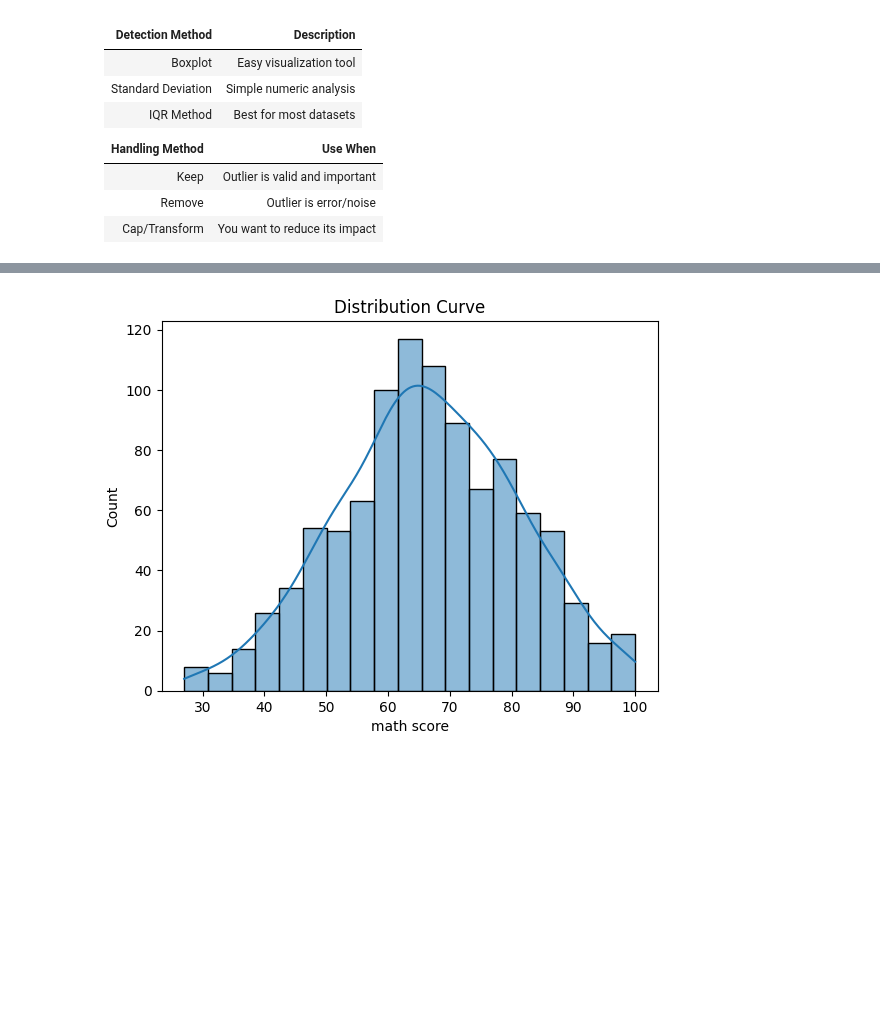
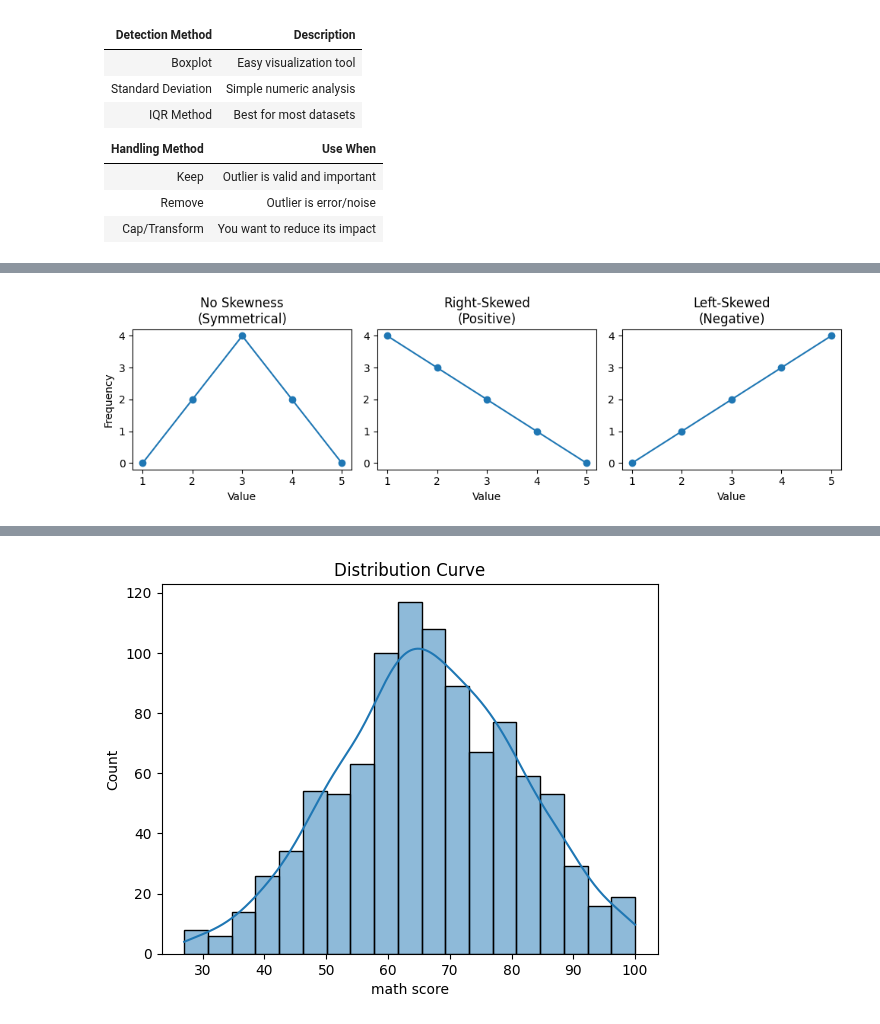
Before and after one commit to sbccas/data-analytics-using-python, a Jupyter notebook: 2_Lecture_Notes/Unit1_Fundamentals_of_Data_Analytics.ipynb, the cells around one changed output, grey strips where cells are left out. Drawn from its saved outputs; the diff is of its cells as text; code cells hidden in the pictures; blank space fills up the shorter version.

```diff
--- a/2_Lecture_Notes/Unit1_Fundamentals_of_Data_Analytics.ipynb
+++ b/2_Lecture_Notes/Unit1_Fundamentals_of_Data_Analytics.ipynb
@@ -1130,0 +1432,31 @@ tita['Age'] = tita['Age'].apply(lambda x: upper_limit if x > upper_limit else x)
+# %%
+# Example of Types of Skewness
+import matplotlib.pyplot as plt
+# 1) No Skewness – peak in the middle (symmetrical)
+x_sym = [1, 2, 3, 4, 5]
+y_sym = [0, 2, 4, 2, 0]
+# 2) Right-Skewed – peak on the left, tail on the right
+x_right = [1, 2, 3, 4, 5]
+y_right = [4, 3, 2, 1, 0]
+# 3) Left-Skewed – peak on the right, tail on the left
+x_left = [1, 2, 3, 4, 5]
+y_left = [0, 1, 2, 3, 4]
+fig, axes = plt.subplots(1, 3, figsize=(10, 3))
+# No Skewness
+axes[0].plot(x_sym, y_sym, marker="o")
+axes[0].set_title("No Skewness\n(Symmetrical)")
+axes[0].set_xlabel("Value")
+
+axes[0].set_ylabel("Frequency")
+# Right-Skewed
+axes[1].plot(x_right, y_right, marker="o")
+axes[1].set_title("Right-Skewed\n(Positive)")
+axes[1].set_xlabel("Value")
+# Left-Skewed
+axes[2].plot(x_left, y_left, marker="o")
+axes[2].set_title("Left-Skewed\n(Negative)")
+axes[2].set_xlabel("Value")
+plt.tight_layout()
+plt.show()
+# %% [output]
+[figure, added]
```
Also changed, not shown: parts of 7 cells of this notebook, 4 other files.
